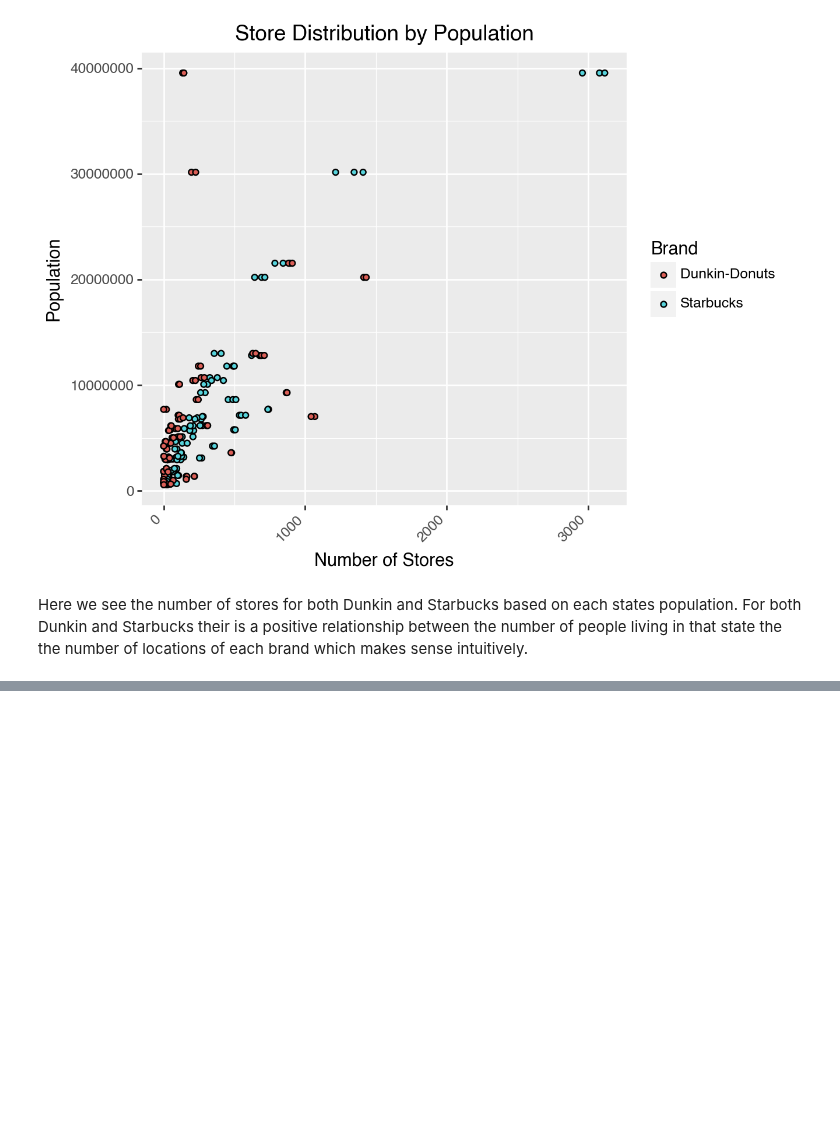
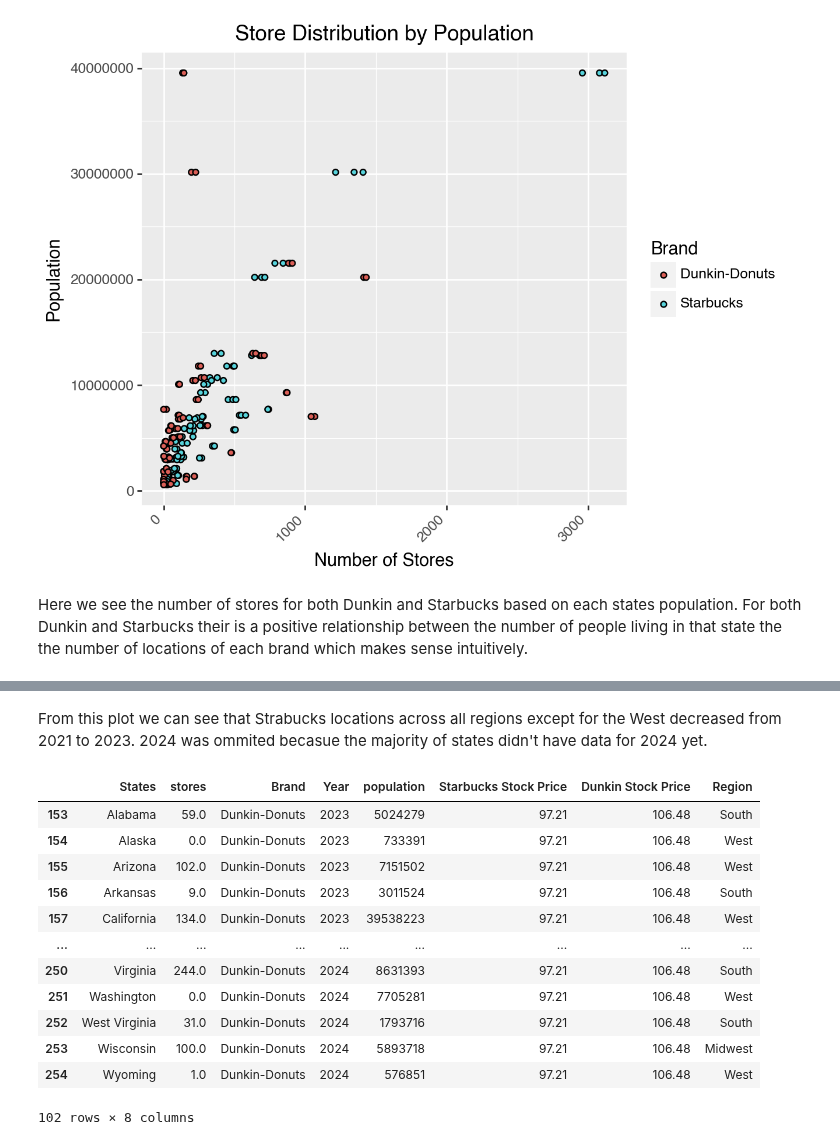
Before and after one commit to EthanSchultz49/GSB-544, a Jupyter notebook: Week_5/Lab 4.ipynb, the cells around one changed output, grey strips where cells are left out. Saved outputs shown, nothing was run; the diff lists cells and outputs as text; code cells hidden in the pictures; blank space fills up the shorter version.

```diff
--- a/Week_5/Lab 4.ipynb
+++ b/Week_5/Lab 4.ipynb
@@ -292,0 +293,19 @@ IndexError: list index out of range
+# %% [markdown]
+From this plot we can see that Strabucks locations across all regions except for the West decreased from 2021 to 2023. 2024 was ommited becasue the majority of states didn't have data for 2024 yet.
+# %%
+dunkinonly = withpop[(withpop["Brand"]!= "Starbucks") & ((withpop["Year"] == "2023") | (withpop["Year"] == "2024"))]
+summary2 = dunkinonly.groupby(["Year", "Region"]).sum("stores").reset_index()
+# %% [output]
+|  | States | stores | Brand | Year | population | Starbucks Stock Price | Dunkin Stock Price | Region |
+| 153 | Alabama | 59.0 | Dunkin-Donuts | 2023 | 5024279 | 97.21 | 106.48 | South |
+| 154 | Alaska | 0.0 | Dunkin-Donuts | 2023 | 733391 | 97.21 | 106.48 | West |
+| 155 | Arizona | 102.0 | Dunkin-Donuts | 2023 | 7151502 | 97.21 | 106.48 | West |
+| 156 | Arkansas | 9.0 | Dunkin-Donuts | 2023 | 3011524 | 97.21 | 106.48 | South |
+| 157 | California | 134.0 | Dunkin-Donuts | 2023 | 39538223 | 97.21 | 106.48 | West |
+| ... | ... | ... | ... | ... | ... | ... | ... | ... |
+| 250 | Virginia | 244.0 | Dunkin-Donuts | 2024 | 8631393 | 97.21 | 106.48 | South |
+| 251 | Washington | 0.0 | Dunkin-Donuts | 2024 | 7705281 | 97.21 | 106.48 | West |
+| 252 | West Virginia | 31.0 | Dunkin-Donuts | 2024 | 1793716 | 97.21 | 106.48 | South |
+| 253 | Wisconsin | 100.0 | Dunkin-Donuts | 2024 | 5893718 | 97.21 | 106.48 | Midwest |
+| 254 | Wyoming | 1.0 | Dunkin-Donuts | 2024 | 576851 | 97.21 | 106.48 | West |
+102 rows × 8 columns
```
Also changed, not shown: parts of 16 cells of this notebook, 17 other files.
